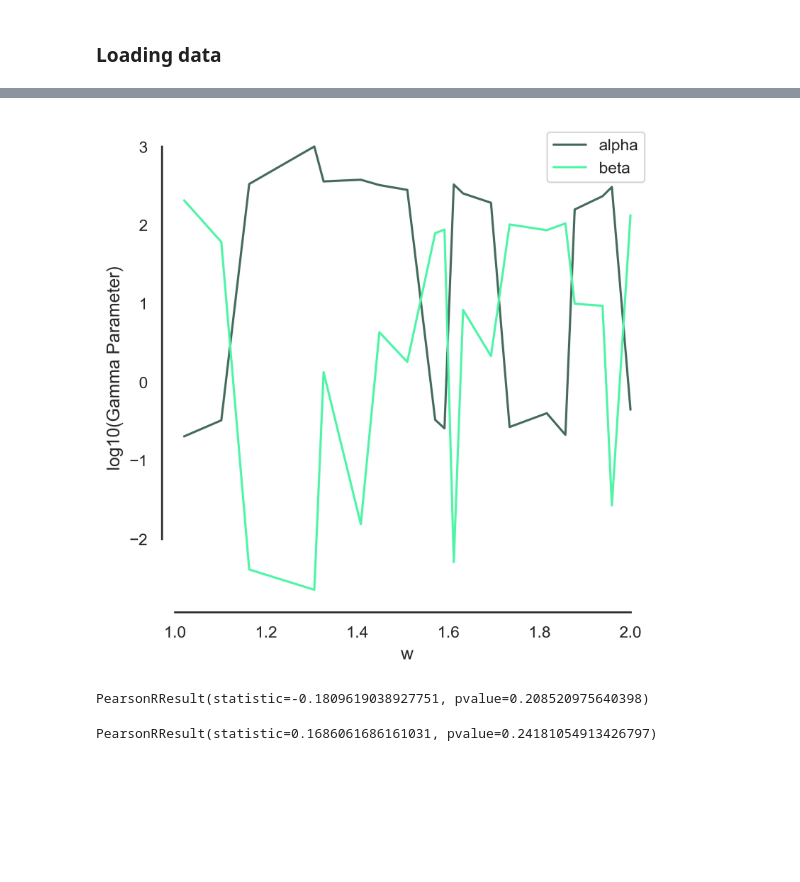
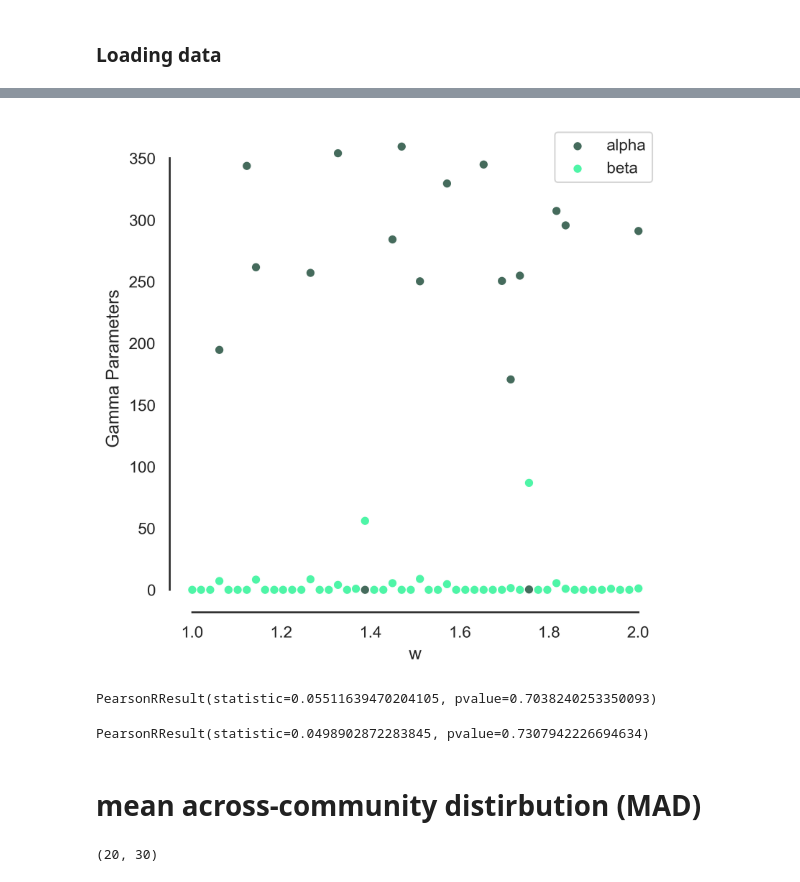
Before and after one commit to IVAN-Hu-yi/CellSizeBCAu, a Jupyter notebook: Code/Analysis.ipynb, the cells around one changed output, grey strips where cells are left out. Drawn from its saved outputs; the diff is of its cells as text; code cells hidden in the pictures; blank space fills up the shorter version.

```diff
--- a/Code/Analysis.ipynb
+++ b/Code/Analysis.ipynb
@@ -225,18 +226,25 @@ Ct_type = '_Ct.npy'
 # %%
 warray = np.empty((50,))
 Cw = []
-
+ids = []
+avgm_w = []
 for i in range(50):
-    session = f'\w_{i}'
-    with open(base_dir + session + f'\w{i}' + '_sAbl_1_Para.pkl', 'rb') as f:
+    session = f'\w_{i+1}'
+    with open(base_dir + session + f'\w{i+1}' + '_sAbl_1_Para.pkl', 'rb') as f:
         para = pkl.load(f)
     f.close()
     warray[i] = para.w # get corresponding size parameters
     Ct_abl = np.empty((para.N, 30)) # array containig 30 communities
+    avgm_abl = np.empty((para.N, 30))
 
     for j in range(1, 30+1):
-        file_name = f'\w{i}_sAbl_{j}'
-        dir = base_dir + session + file_name + Ct_type
-        Ct_abl[:, j-1] = np.load(dir)[:, -1]
+        file_name = f'\w{i+1}_sAbl_{j}'
+        dir = base_dir + session + file_name
+        Ct_abl[:, j-1] = np.load(dir + Ct_type)[:, -1]
+        p = pkl.load(open(dir+Para_type, 'rb'))
+        avgm_abl[:, j-1] = p.avgm.reshape(para.N, )
+        Ct_abl[:, j-1] = Ct_abl[:, j-1]/avgm_abl[:, j-1]
+
 
     Cw.append(Ct_abl)
+    avgm_w.append(avgm_abl)
@@ -243,5 +274,5 @@ for i in range(50):
 # %%
-species = 10
+species = 12
 alpha = np.empty(warray.shape)
 beta = np.empty(warray.shape)
 for i, _ in enumerate(warray):
@@ -253,24 +284,30 @@ for i, _ in enumerate(warray):
     else:
         alpha[i] = 0
         beta[i] = 0
+
+    # fit_alpha, fit_loc, fit_beta=stats.gamma.fit(np.log10(afd))
+    # alpha[i] = fit_alpha
+    # beta[i] = fit_beta
 # %%
-alpha = np.log10(alpha)
-beta = np.log10(beta)
+# alpha = np.log10(alpha)
+# beta = np.log10(beta)
 # %%
 sns.set_theme(style='white', rc={'figure.dpi':300})
-sns.lineplot(x=warray, y=alpha, label='alpha', color='#456B5C')
-sns.lineplot(x=warray, y=beta, label='beta', color='#4ef5a7')
+sns.scatterplot(x=warray, y=alpha, label='alpha', color='#456B5C')
+sns.scatterplot(x=warray, y=beta, label='beta', color='#4ef5a7')
 plt.legend()
 plt.xlabel('w')
-plt.ylabel('log10(Gamma Parameter)')
+plt.ylabel('Gamma Parameters')
 sns.despine(offset=.1, trim=True)
 # %% [output]
-[figure, old version]
+[figure, new version]
 # %%
 stats.pearsonr(warray, alpha)
 # %% [output]
-PearsonRResult(statistic=-0.1809619038927751, pvalue=0.208520975640398)
+PearsonRResult(statistic=0.05511639470204105, pvalue=0.7038240253350093)
 # %%
 stats.pearsonr(warray, beta)
 # %% [output]
-PearsonRResult(statistic=0.1686061686161031, pvalue=0.24181054913426797)
+PearsonRResult(statistic=0.0498902872283845, pvalue=0.7307942226694634)
+# %% [markdown]
+# mean across-community distirbution (MAD)
@@ -276,0 +327,4 @@ PearsonRResult(statistic=0.1686061686161031, pvalue=0.24181054913426797)
+# %%
+afd.shape
+# %% [output]
+(20, 30)
```
Also changed, not shown: parts of 18 cells of this notebook, 1 other file.
